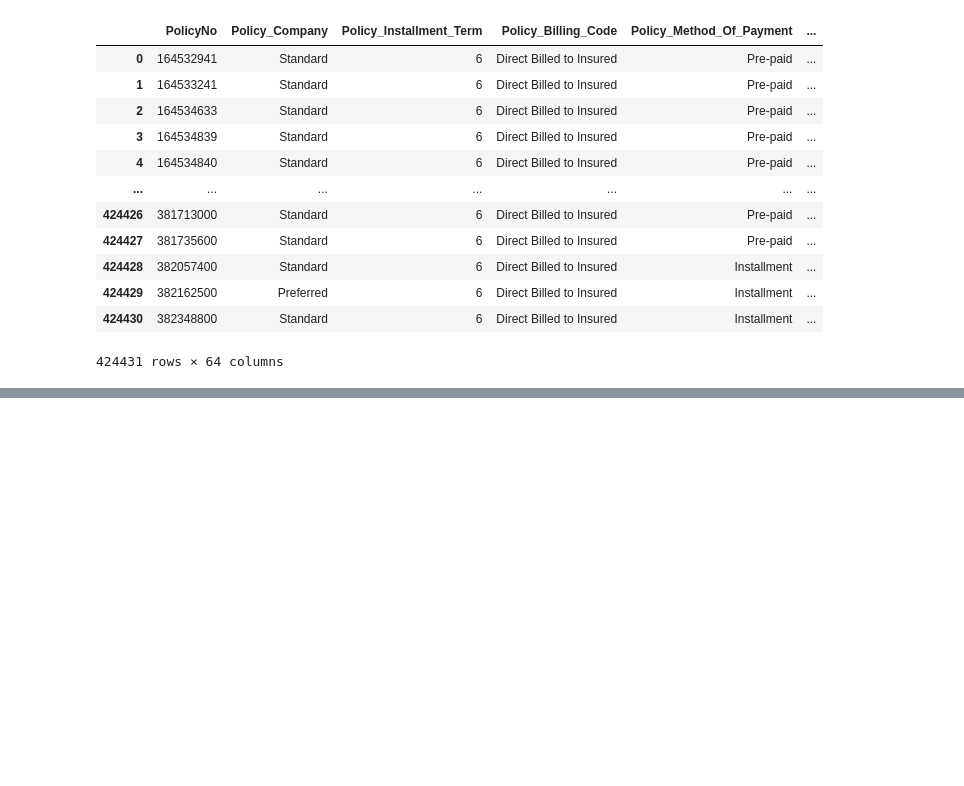
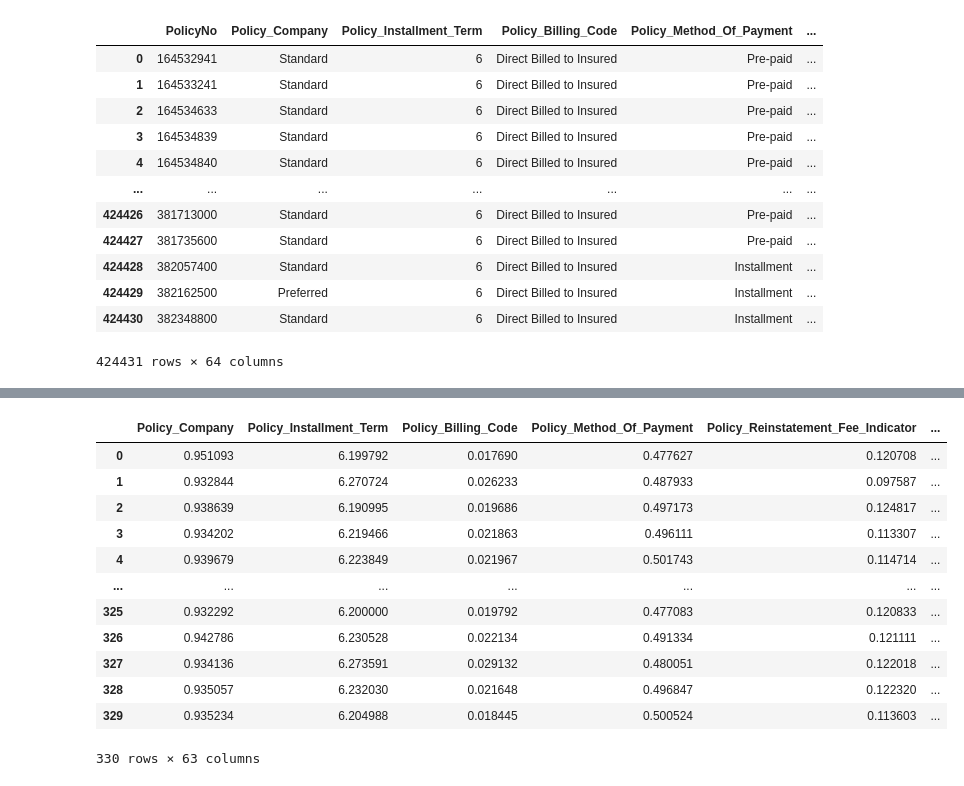
Before and after one commit to Rishant96/Big-Data-Final-Project, a Jupyter notebook: Big Data - Auto Insurance.ipynb, the cells around one changed output, grey strips where cells are left out. Saved outputs shown, nothing was run; the diff lists cells and outputs as text; code cells hidden in the pictures; blank space fills up the shorter version.

```diff
--- a/Big Data - Auto Insurance.ipynb
+++ b/Big Data - Auto Insurance.ipynb
@@ -258,0 +269,16 @@ NameError: name 'pd' is not defined
+# %%
+t_p
+# %% [output]
+|  | Policy_Company | Policy_Installment_Term | Policy_Billing_Code | Policy_Method_Of_Payment | Policy_Reinstatement_Fee_Indicator | ... |
+| 0 | 0.951093 | 6.199792 | 0.017690 | 0.477627 | 0.120708 | ... |
+| 1 | 0.932844 | 6.270724 | 0.026233 | 0.487933 | 0.097587 | ... |
+| 2 | 0.938639 | 6.190995 | 0.019686 | 0.497173 | 0.124817 | ... |
+| 3 | 0.934202 | 6.219466 | 0.021863 | 0.496111 | 0.113307 | ... |
+| 4 | 0.939679 | 6.223849 | 0.021967 | 0.501743 | 0.114714 | ... |
+| ... | ... | ... | ... | ... | ... | ... |
+| 325 | 0.932292 | 6.200000 | 0.019792 | 0.477083 | 0.120833 | ... |
+| 326 | 0.942786 | 6.230528 | 0.022134 | 0.491334 | 0.121111 | ... |
+| 327 | 0.934136 | 6.273591 | 0.029132 | 0.480051 | 0.122018 | ... |
+| 328 | 0.935057 | 6.232030 | 0.021648 | 0.496847 | 0.122320 | ... |
+| 329 | 0.935234 | 6.204988 | 0.018445 | 0.500524 | 0.113603 | ... |
+330 rows × 63 columns
```
Also changed, not shown: parts of 10 cells of this notebook.
